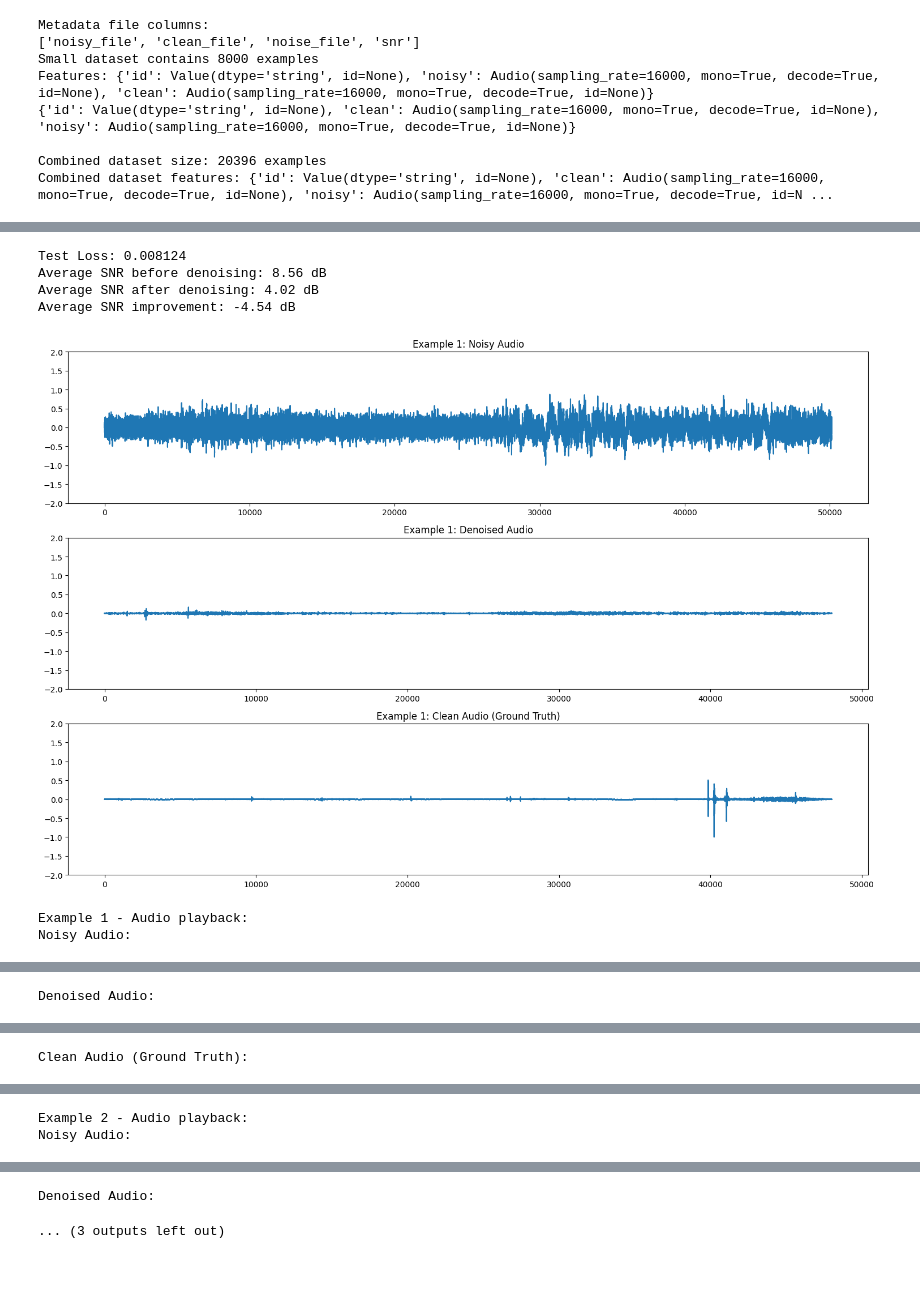
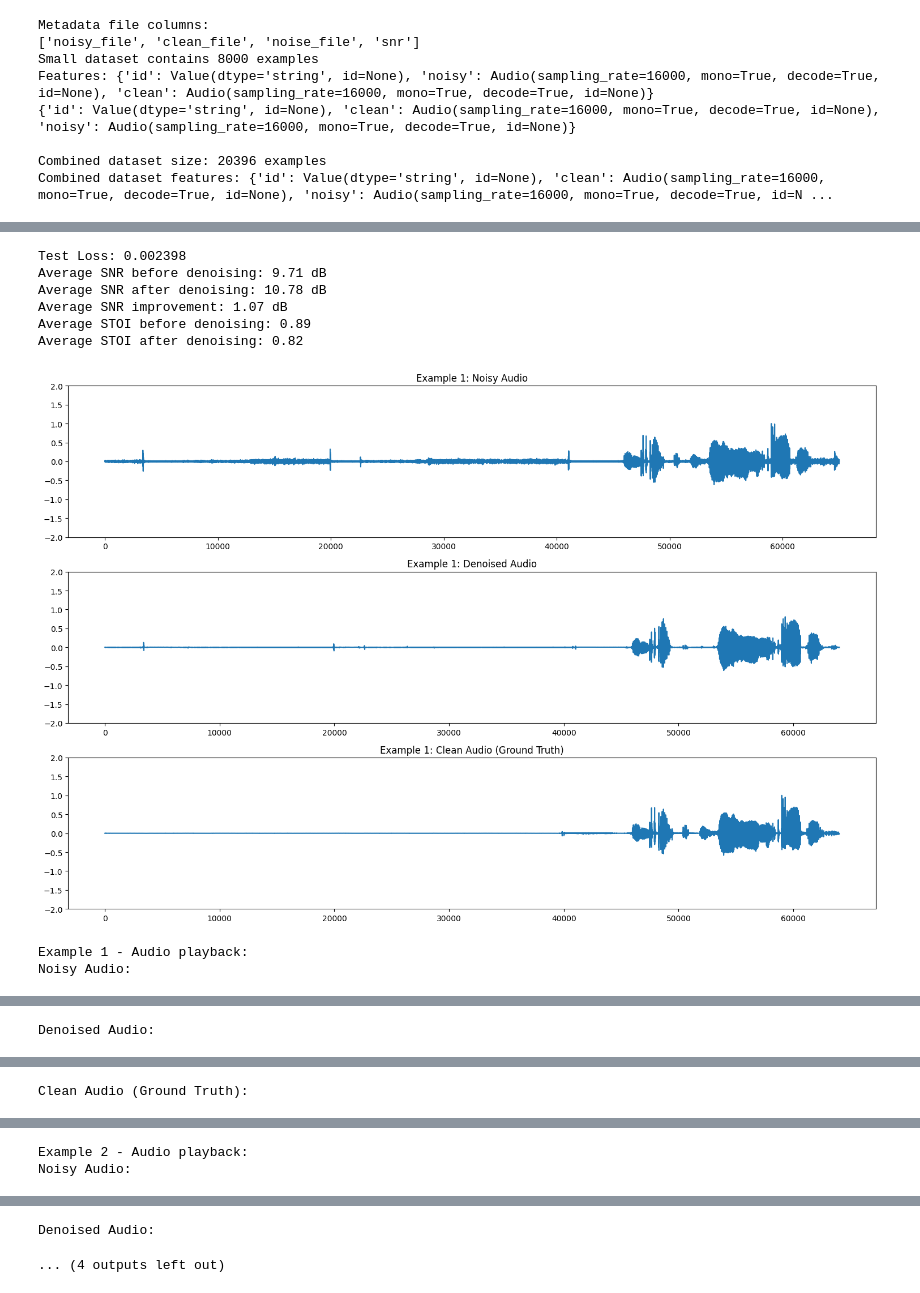
Before and after one commit to gunther520/COMP5412, a Jupyter notebook: notebooks/data2_try.ipynb, the cells around one changed output, grey strips where cells are left out. Drawn from its saved outputs; the diff is of its cells as text; code cells hidden in the pictures.

```diff
--- a/notebooks/data2_try.ipynb
+++ b/notebooks/data2_try.ipynb
@@ -241,6 +243,10 @@ def test_model(model, test_loader, criterion=None, save_examples=True, num_examp
     test_loss = 0.0
     all_snr_before = []
     all_snr_after = []
+    all_pesq_before=[]
+    all_pesq_after=[]
+    all_stoi_before=[]
+    all_stoi_after=[]
     examples = []
 
     with torch.no_grad():
@@ -287,12 +293,18 @@ def test_model(model, test_loader, criterion=None, save_examples=True, num_examp
 
                 snr_before = calculate_snr(noisy_crop, noisy_crop - clean_crop)
                 snr_after = calculate_snr(denoised_crop, denoised_crop - clean_crop)
+                #pesq_before = calculate_pesq(clean_crop, noisy_crop, fs=16000)
+                #pesq_after = calculate_pesq(clean_crop, denoised_crop, fs=16000)
+                stoi_before = calculate_stoi(clean_crop, noisy_crop)
+                stoi_after = calculate_stoi(clean_crop, denoised_crop)
 
-                #snr_before = calculate_snr(noisy[j].cpu().numpy(), clean[j].cpu().numpy())
-                #snr_after = calculate_snr(denoised["speech"][j].cpu().numpy(), clean[j].cpu().numpy())
-
+                #all_pesq_before.append(pesq_before)
+                #all_pesq_after.append(pesq_after)
+                all_stoi_before.append(stoi_before)
+                all_stoi_after.append(stoi_after)
                 all_snr_before.append(snr_before)
                 all_snr_after.append(snr_after)
+
 
     # Calculate average metrics
     if criterion:
@@ -301,11 +313,19 @@ def test_model(model, test_loader, criterion=None, save_examples=True, num_examp
 
     avg_snr_before = np.mean(all_snr_before)
     avg_snr_after = np.mean(all_snr_after)
+    #avg_pesq_before = np.mean(all_pesq_before)
+    #avg_pesq_after = np.mean(all_pesq_after)
+    avg_stoi_before = np.mean(all_stoi_before)
+    avg_stoi_after = np.mean(all_stoi_after)
     snr_improvement = avg_snr_after - avg_snr_before
-
     print(f'Average SNR before denoising: {avg_snr_before:.2f} dB')
     print(f'Average SNR after denoising: {avg_snr_after:.2f} dB')
     print(f'Average SNR improvement: {snr_improvement:.2f} dB')
+    #print(f'Average PESQ before denoising: {avg_pesq_before:.2f}')
+    #print(f'Average PESQ after denoising: {avg_pesq_after:.2f}')
+    print(f'Average STOI before denoising: {avg_stoi_before:.2f}')
+    print(f'Average STOI after denoising: {avg_stoi_after:.2f}')
+
 
     # Visualize examples
     for i, example in enumerate(examples):
@@ -349,6 +369,10 @@ def test_model(model, test_loader, criterion=None, save_examples=True, num_examp
         'loss': avg_loss if criterion else None,
         'snr_before': avg_snr_before,
         'snr_after': avg_snr_after,
+        #'pesq_before': avg_pesq_before,
+        #'pesq_after': avg_pesq_after,
+        'stoi_before': avg_stoi_before,
+        'stoi_after': avg_stoi_after,
         'snr_improvement': snr_improvement,
         'examples': examples
     }
@@ -376,7 +400,8 @@ model = Waveunet(
 model = Waveunet(
     num_inputs=1,                    # Mono speech is common
     #num_channels=[(2**i)*24 for i in range(0,5)],             # Number of channels in each layer
-    num_channels=[(i**2)*24 for i in range(1,5)],             # Number of channels in each layer
+    num_channels=[(i)*24 for i in range(1,5)],             # Number of channels in each layer
+    #num_channels=[(i**2)*24 for i in range(1,5)],
     num_outputs=1,                   # Output clean speech
     instruments=["speech","noise"],          # Single target
     kernel_size=15,                  # Larger kernel for better frequency resolution
@@ -472,16 +509,20 @@ KeyboardInterrupt:
 # %%
+#all_MSE_channels
+#all_model_complete
 
 
 #load the best model
-model.load_state_dict(torch.load('../checkpoints/best_model_ddp.pth'))
+model.load_state_dict(torch.load('../checkpoints/all_MSE.pth'))
 # Run the test
 test_results = test_model(model, test_loader, criterion)
 # %% [output]
-Test Loss: 0.008124
-Average SNR before denoising: 8.56 dB
-Average SNR after denoising: 4.02 dB
-Average SNR improvement: -4.54 dB
+Test Loss: 0.002398
+Average SNR before denoising: 9.71 dB
+Average SNR after denoising: 10.78 dB
+Average SNR improvement: 1.07 dB
+Average STOI before denoising: 0.89
+Average STOI after denoising: 0.82
-[figure, old version]
+[figure, new version]
 Example 1 - Audio playback:
 Noisy Audio:
 [interactive output not drawn]
@@ -494,4 +535,4 @@ Example 2 - Audio playback:
 Noisy Audio:
 [interactive output not drawn]
 Denoised Audio:
-... (3 outputs left out)
+... (4 outputs left out)
```
Also changed, not shown: parts of 7 cells of this notebook, 15 other files.
